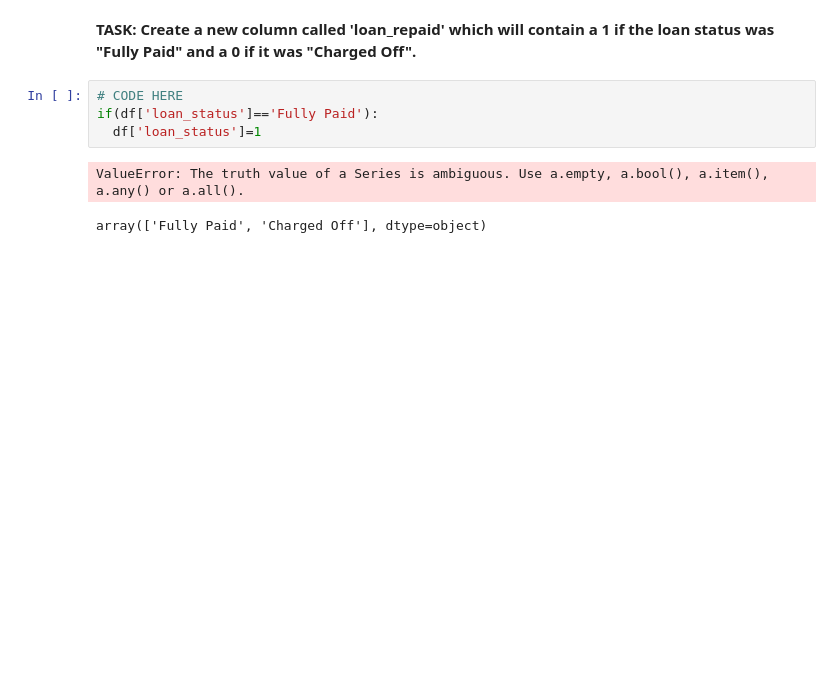
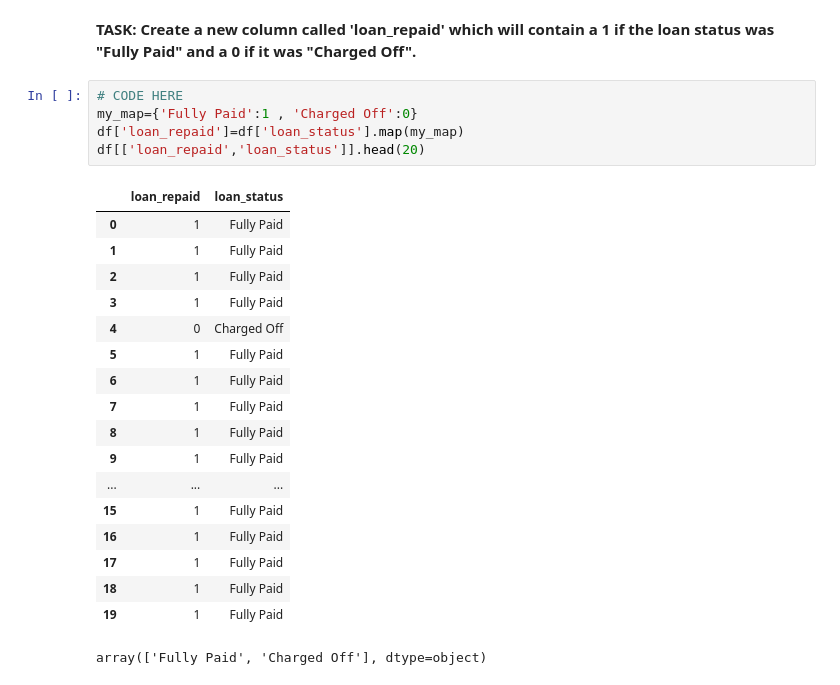
Before and after one commit to Ali-mohammadi-design/TensorFlow, a Jupyter notebook: Tensorflow_Comprehensive_Project_Lending_home_data_Exercise.ipynb, the cells around one changed output. Drawn from its saved outputs; the diff is of its cells as text; blank space fills up the shorter version.

```diff
--- a/Tensorflow_Comprehensive_Project_Lending_home_data_Exercise.ipynb
+++ b/Tensorflow_Comprehensive_Project_Lending_home_data_Exercise.ipynb
@@ -490,12 +490,29 @@ sns.countplot(data=a, x='sub_grade', hue='loan_status')
 [figure]
 # %% [markdown]
 **TASK: Create a new column called 'loan_repaid' which will contain a 1 if the loan status was "Fully Paid" and a 0 if it was "Charged Off".**
-# %%
-# CODE HERE
-if(df['loan_status']=='Fully Paid'):
-  df['loan_status']=1
-# %% [output]
-ValueError: The truth value of a Series is ambiguous. Use a.empty, a.bool(), a.item(), a.any() or a.all().
+# %%
+# CODE HERE
+my_map={'Fully Paid':1 , 'Charged Off':0}
+df['loan_repaid']=df['loan_status'].map(my_map)
+df[['loan_repaid','loan_status']].head(20)
+# %% [output]
+|  | loan_repaid | loan_status |
+| 0 | 1 | Fully Paid |
+| 1 | 1 | Fully Paid |
+| 2 | 1 | Fully Paid |
+| 3 | 1 | Fully Paid |
+| 4 | 0 | Charged Off |
+| 5 | 1 | Fully Paid |
+| 6 | 1 | Fully Paid |
+| 7 | 1 | Fully Paid |
+| 8 | 1 | Fully Paid |
+| 9 | 1 | Fully Paid |
+| ... | ... | ... |
+| 15 | 1 | Fully Paid |
+| 16 | 1 | Fully Paid |
+| 17 | 1 | Fully Paid |
+| 18 | 1 | Fully Paid |
+| 19 | 1 | Fully Paid |
 # %%
 # %% [output]
 array(['Fully Paid', 'Charged Off'], dtype=object)
```
Also changed, not shown: parts of 6 cells of this notebook.
